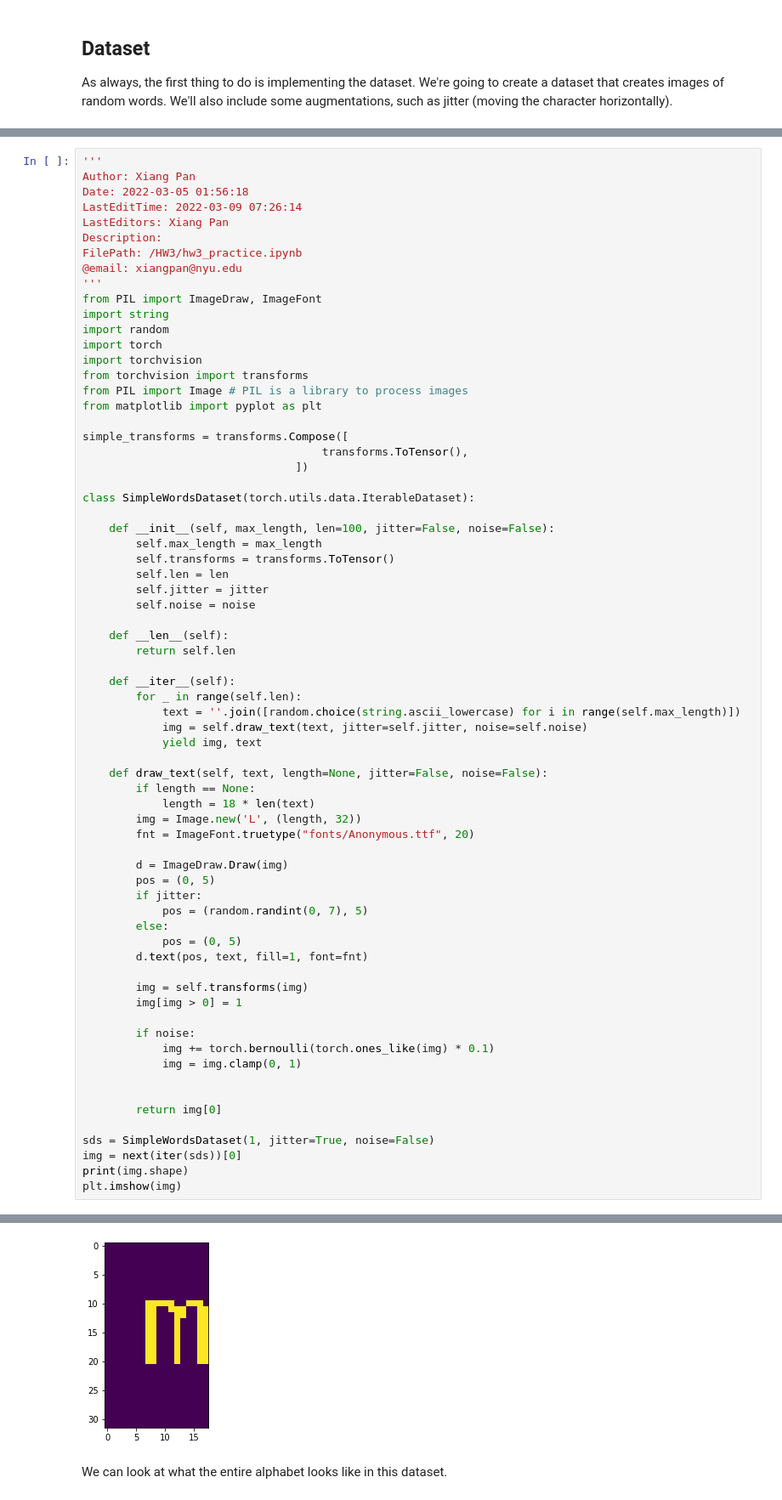
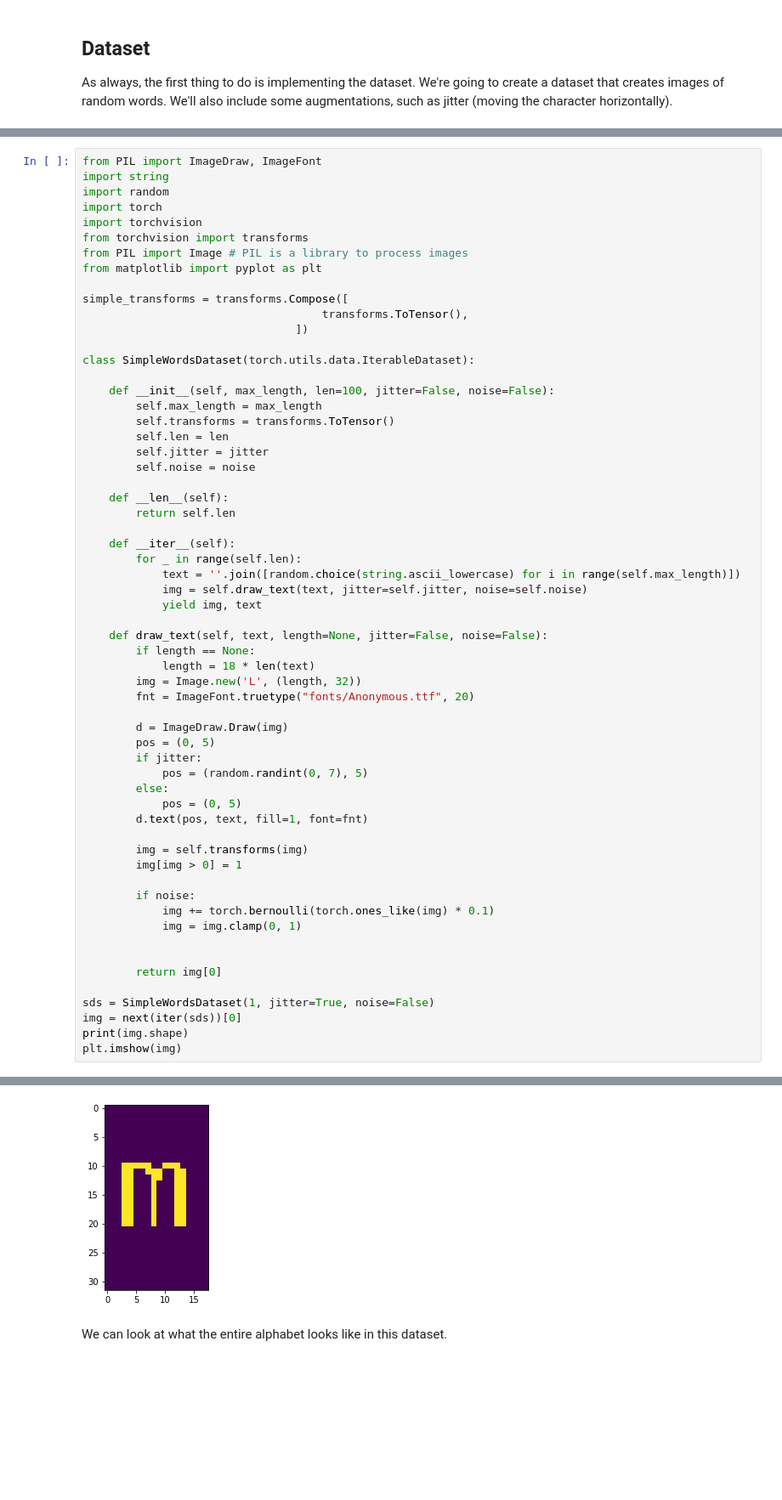
Before and after one commit to Xiang-Pan/NYU_DL, a Jupyter notebook: HW3/hw3_practice.ipynb, the cells around one changed output, grey strips where cells are left out. Shown at 85% size. Cells and saved outputs as stored; diff of their text form; blank space fills up the shorter version.

```diff
--- a/HW3/hw3_practice.ipynb
+++ b/HW3/hw3_practice.ipynb
@@ -32,13 +26,4 @@ Archive:  fonts/font.zip
 # %%
-'''
-Author: Xiang Pan
-Date: 2022-03-05 01:56:18
-LastEditTime: 2022-03-09 07:26:14
-LastEditors: Xiang Pan
-Description:
-FilePath: /HW3/hw3_practice.ipynb
-@email: xiangpan@nyu.edu
-'''
 from PIL import ImageDraw, ImageFont
 import string
 import random
@@ -74,34 +59,34 @@ class SimpleWordsDataset(torch.utils.data.IterableDataset):
         if length == None:
             length = 18 * len(text)
         img = Image.new('L', (length, 32))
         fnt = ImageFont.truetype("fonts/Anonymous.ttf", 20)
 
         d = ImageDraw.Draw(img)
         pos = (0, 5)
         if jitter:
             pos = (random.randint(0, 7), 5)
         else:
             pos = (0, 5)
         d.text(pos, text, fill=1, font=fnt)
 
         img = self.transforms(img)
         img[img > 0] = 1
 
         if noise:
             img += torch.bernoulli(torch.ones_like(img) * 0.1)
             img = img.clamp(0, 1)
 
 
         return img[0]
 
 sds = SimpleWordsDataset(1, jitter=True, noise=False)
 img = next(iter(sds))[0]
 print(img.shape)
 plt.imshow(img)
 # %% [output]
 torch.Size([32, 18])
 <matplotlib.image.AxesImage at 0x...>
-[figure, old version]
+[figure, new version]
 # %% [markdown]
 We can look at what the entire alphabet looks like in this dataset.
 # %%
```
Also changed, not shown: parts of 42 cells of this notebook, 3 other files.
